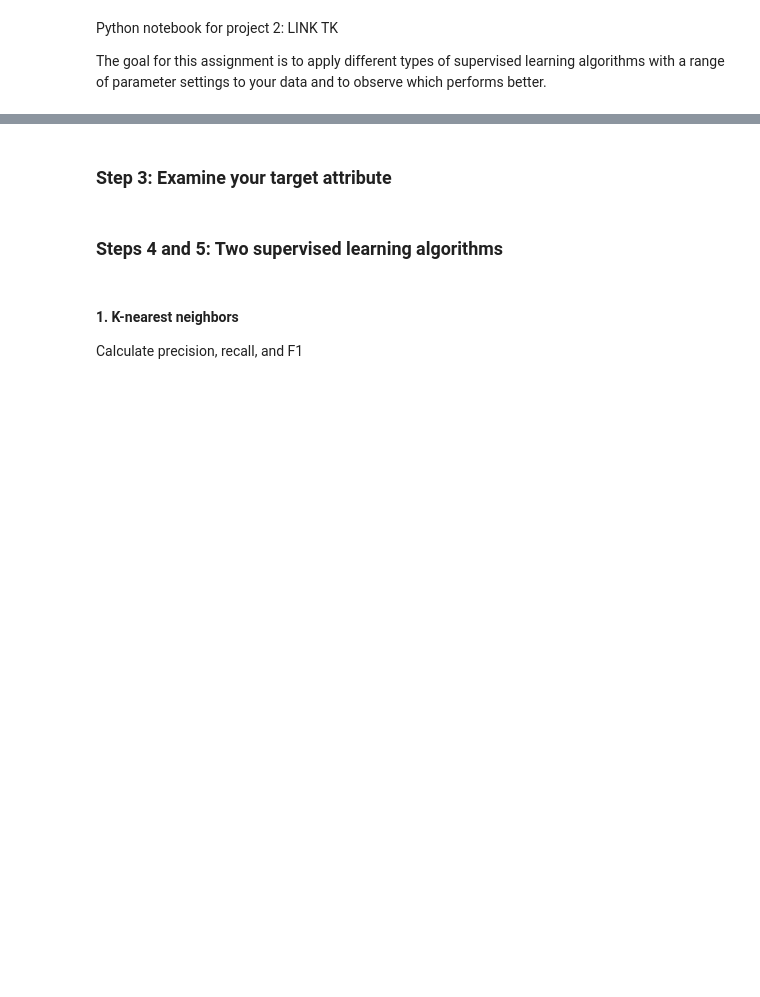
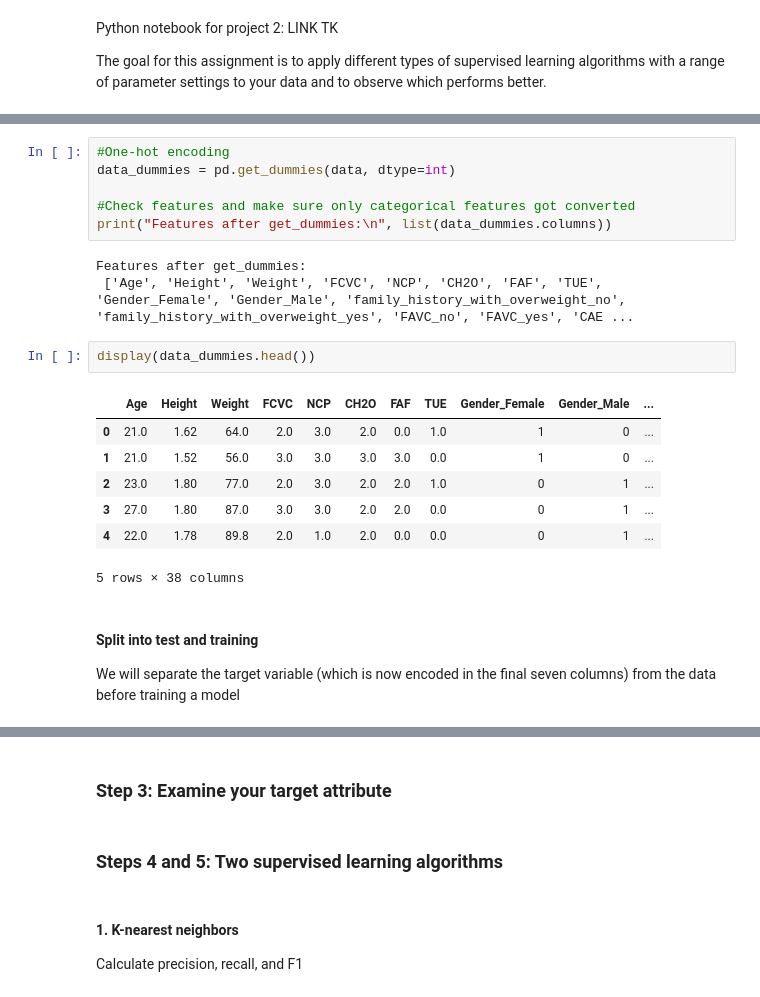
Before and after one commit to naterattner/data71200, a Jupyter notebook: project_2/data71200_summer24_project2.ipynb, the cells around one changed output, grey strips where cells are left out. Saved outputs shown, nothing was run; the diff lists cells and outputs as text; blank space fills up the shorter version.

```diff
--- a/project_2/data71200_summer24_project2.ipynb
+++ b/project_2/data71200_summer24_project2.ipynb
@@ -35,0 +108,22 @@ Because the dataset contains categorical variables, I will apply one-hot encodin
+# %%
+#One-hot encoding
+data_dummies = pd.get_dummies(data, dtype=int)
+
+#Check features and make sure only categorical features got converted
+print("Features after get_dummies:\n", list(data_dummies.columns))
+# %% [output]
+Features after get_dummies:
+ ['Age', 'Height', 'Weight', 'FCVC', 'NCP', 'CH2O', 'FAF', 'TUE', 'Gender_Female', 'Gender_Male', 'family_history_with_overweight_no', 'family_history_with_overweight_yes', 'FAVC_no', 'FAVC_yes', 'CAE ...
+# %%
+display(data_dummies.head())
+# %% [output]
+|  | Age | Height | Weight | FCVC | NCP | CH2O | FAF | TUE | Gender_Female | Gender_Male | ... |
+| 0 | 21.0 | 1.62 | 64.0 | 2.0 | 3.0 | 2.0 | 0.0 | 1.0 | 1 | 0 | ... |
+| 1 | 21.0 | 1.52 | 56.0 | 3.0 | 3.0 | 3.0 | 3.0 | 0.0 | 1 | 0 | ... |
+| 2 | 23.0 | 1.80 | 77.0 | 2.0 | 3.0 | 2.0 | 2.0 | 1.0 | 0 | 1 | ... |
+| 3 | 27.0 | 1.80 | 87.0 | 3.0 | 3.0 | 2.0 | 2.0 | 0.0 | 0 | 1 | ... |
+| 4 | 22.0 | 1.78 | 89.8 | 2.0 | 1.0 | 2.0 | 0.0 | 0.0 | 0 | 1 | ... |
+5 rows × 38 columns
+# %% [markdown]
+#### Split into test and training
+We will separate the target variable (which is now encoded in the final seven columns) from the data before training a model
```
Also changed, not shown: parts of 11 cells of this notebook.
